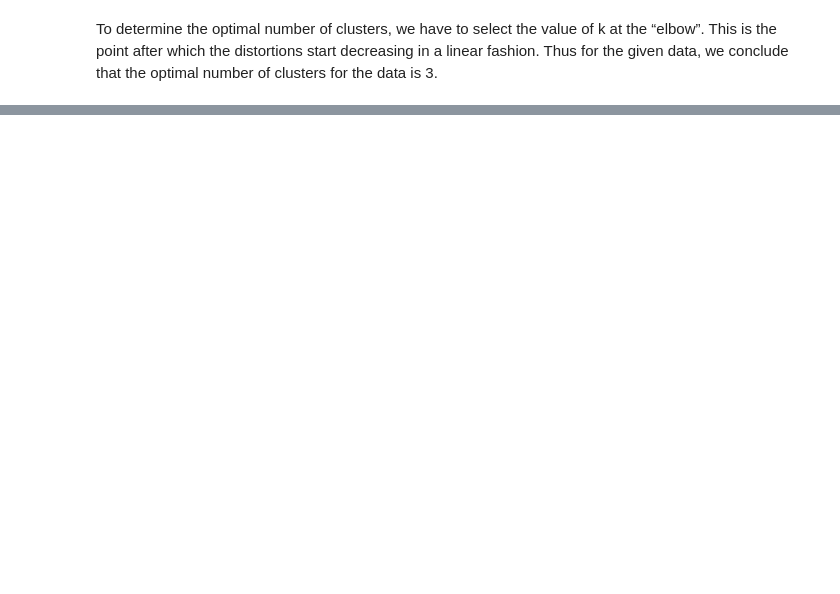
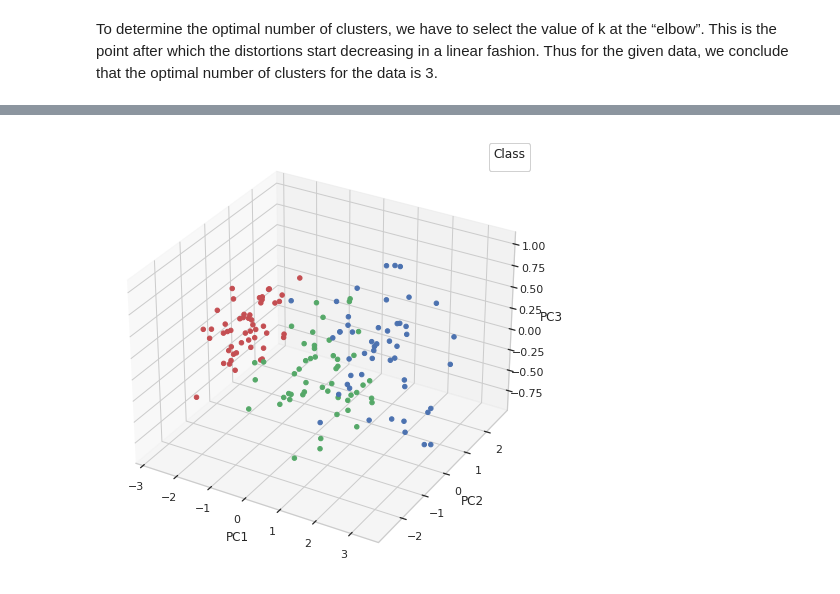
Before and after one commit to JoshuaCD/data_mining_group, a Jupyter notebook: assignment_5/iris_clustering.ipynb, the cells around one changed output, grey strips where cells are left out. Cells and saved outputs as stored; diff of their text form; code cells hidden in the pictures; blank space fills up the shorter version.

```diff
--- a/assignment_5/iris_clustering.ipynb
+++ b/assignment_5/iris_clustering.ipynb
@@ -21,6 +25,8 @@ import plotly.express as px
 iris = load_iris()
 iris_df = pd.DataFrame(data= np.c_[iris['data'], iris['target']],
                      columns= iris['feature_names'] + ['target'])
+
+colors = iris_df['target'].replace([0,1,2],['r', 'g', 'b'])
 iris_df['target'] = iris_df['target'].replace([0,1,2],['setosa', 'versicolor', 'virginica'])
 iris_df.head()
 
@@ -73,0 +118,21 @@ To determine the optimal number of clusters, we have to select the value of k at
+# %%
+# Scatterplot of the iris data reduced to 3 Principal Components
+
+# Creating 3D axes
+fig = plt.figure(figsize=(6,6))
+ax = Axes3D(fig, auto_add_to_figure=False)
+fig.add_axes(ax)
+
+cmap = ListedColormap(sns.color_palette("husl", 256).as_hex()) # Colormap magic
+
+scatter_3d = ax.scatter(pca_3_df['PC1'], pca_3_df['PC2'], pca_3_df['PC3'], c=colors,
+                         marker='o', cmap=cmap, alpha=1)
+
+ax.set_xlabel('PC1')
+ax.set_ylabel('PC2')
+ax.set_zlabel('PC3')
+legend = ax.legend(*scatter_3d.legend_elements(), title='Class')
+ax.add_artist(legend)
+plt.show()
+# %% [output]
+[figure, added]
```
Also changed, not shown: parts of 6 cells of this notebook.
